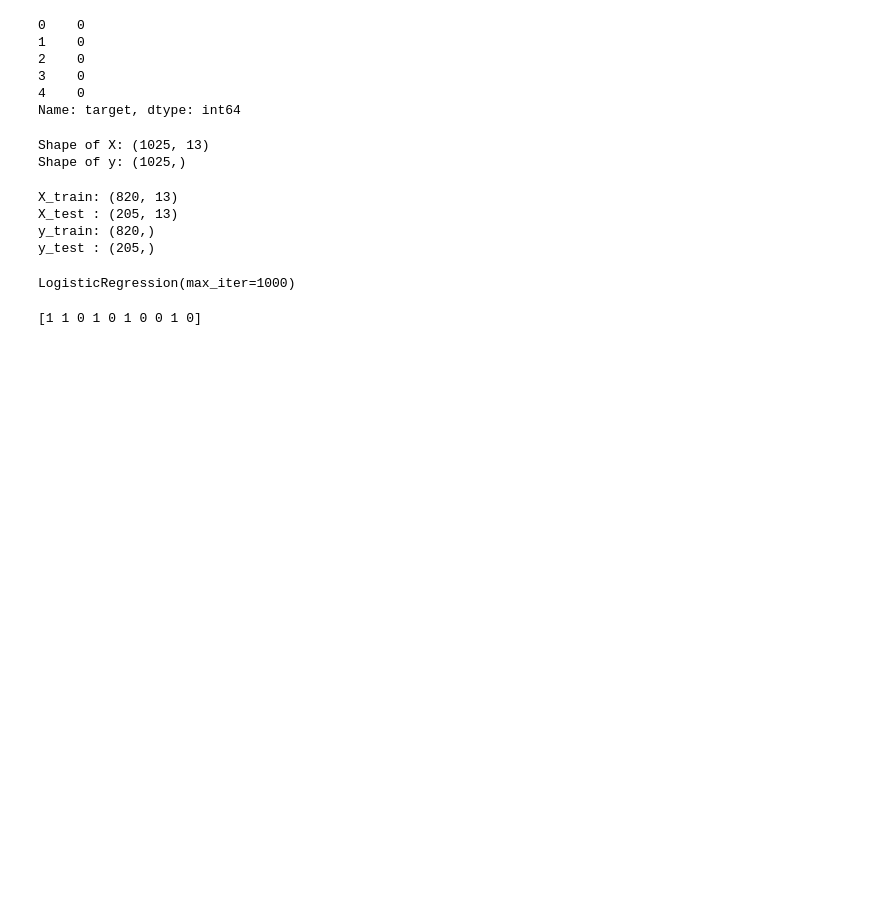
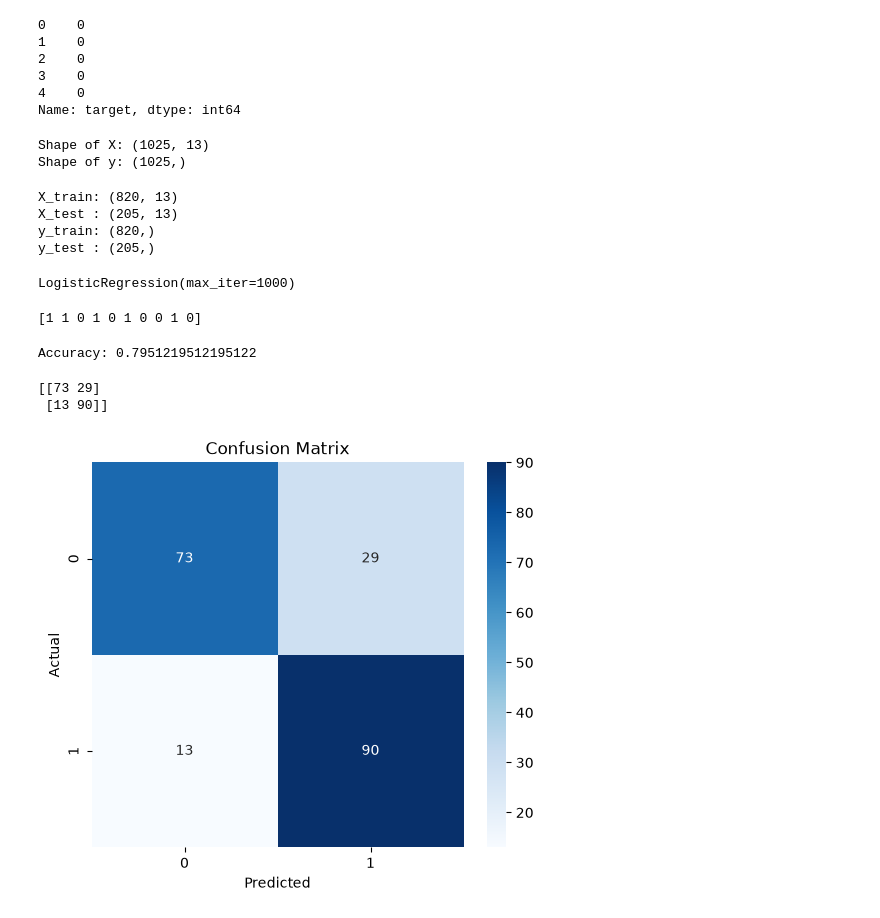
Before and after one commit to bhavika1818/HeartDiseasePrediction, a Jupyter notebook: HeartDiseasePrediction.ipynb, the cells around one changed output. Saved outputs shown, nothing was run; the diff lists cells and outputs as text; code cells hidden in the pictures; blank space fills up the shorter version.

Commit message:
Checking the best accuracy model

```diff
--- a/HeartDiseasePrediction.ipynb
+++ b/HeartDiseasePrediction.ipynb
@@ -252,0 +255,5 @@ print(y_pred[:10])
+# %%
+accuracy = accuracy_score(y_test, y_pred)
+print("Accuracy:", accuracy)
+# %% [output]
+Accuracy: 0.7951219512195122
@@ -252,0 +262,21 @@ print(y_pred[:10])
+# %%
+cm = confusion_matrix(y_test, y_pred)
+print(cm)
+# %% [output]
+[[73 29]
+ [13 90]]
+# %%
+plt.figure(figsize=(6,5))
+
+sns.heatmap(cm,
+            annot=True,
+            fmt='d',
+            cmap='Blues')
+
+plt.xlabel("Predicted")
+plt.ylabel("Actual")
+plt.title("Confusion Matrix")
+
+plt.show()
+# %% [output]
+[figure, added]
```
Also changed, not shown: parts of 12 cells of this notebook.
